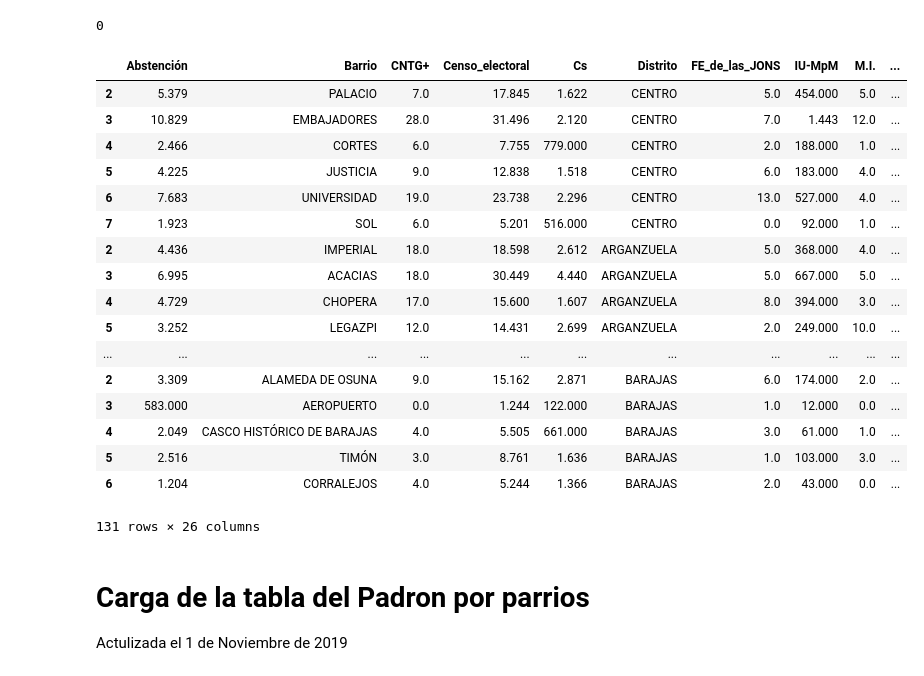
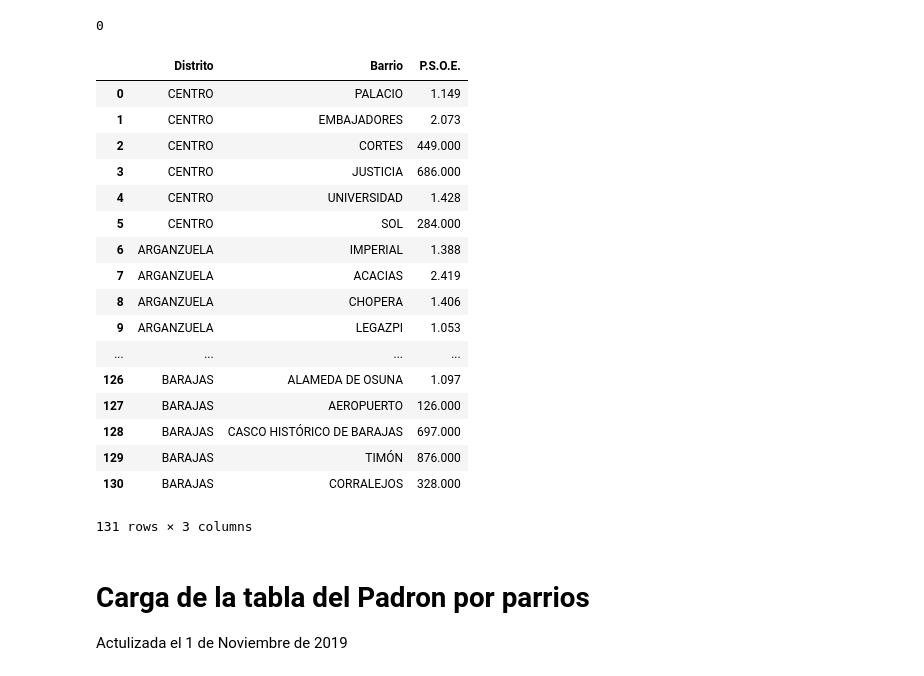
Before and after one commit to InmaLatorre/G3_ProyectoPython, a Jupyter notebook: MAIN.ipynb, the cells around one changed output. Drawn from its saved outputs; the diff is of its cells as text; code cells hidden in the pictures.

Commit message:
Avance en el main primera grafica

```diff
--- a/MAIN.ipynb
+++ b/MAIN.ipynb
@@ -32,58 +32,54 @@ print(len(tables))
 # %%
 tables = []
 # Cargar los nombre de todos los archivos almacenados dentro de la carpeta "resources/Tablas_elecciones_barrio/"
 for r, d, f in os.walk(path):
     files = f
 
 # lectura y limpieza de las 21 tablas. Resultado: una lista de 21 tablas
 contador = 0
 for file in files:
     tmp_table = pd.read_excel(path + '{0}'.format(file),
                               sep=";", encoding="ISO-8859-1")
     tmp_table.columns = [i.strip().replace(' ','_') for i in tmp_table.columns]
     tmp_table['Distrito'] = re.sub(" ", "", re.sub("^[0-9]+(\.)(\s)", "", tmp_table.Barrio[0].upper()))
     tmp_table.drop([0,1], inplace=True)
 # #     print(tmp_table.Total_votos_a_candidaturas)
     for i in range(0, len(tmp_table.Barrio)):
         tmp_table.iloc[i,0] = re.sub("[0-9]+(\.)(\s)", "", str.strip(tmp_table.iloc[i,0].upper()))
 
     tables.append(tmp_table)
 
-# for i in tables:
-#     print(i.Distrito)
-#     print(i.columns)
 
 # # Se concatenan las 21 tablas en una sola
 main_table_elecciones = pd.concat(tables, sort=True)
-main_table_elecciones
-# # Se unifica el index para toda la tabla
-# main_table_elecciones.reset_index(drop=True, inplace=True)
-# main_table_elecciones
+# Se unifica el index para toda la tabla
+main_table_elecciones.reset_index(drop=True, inplace=True)
+main_table_elecciones[['Distrito', 'Barrio','P.S.O.E.']]
 
 
 # Pendientes
 #  OK 1 -La columna "Barrio" debe contener solo el nombre del barrio. Para el código se debe crear una nueva columna "Codigo"
 # 2 -Crear una nueva columna en donde se puedan observar los porcentajes de abstención
 #  OK 3- Poner el nombre del distrito (por ejemplo 'Centro') en una columna -"Distrito"- para todos los barrios que pertenecen a él
 # %% [output]
-|  | Abstención | Barrio | CNTG+ | Censo_electoral | Cs | Distrito | FE_de_las_JONS | IU-MpM | M.I. | ... |
-| 2 | 5.379 | PALACIO | 7.0 | 17.845 | 1.622 | CENTRO | 5.0 | 454.000 | 5.0 | ... |
-| 3 | 10.829 | EMBAJADORES | 28.0 | 31.496 | 2.120 | CENTRO | 7.0 | 1.443 | 12.0 | ... |
-| 4 | 2.466 | CORTES | 6.0 | 7.755 | 779.000 | CENTRO | 2.0 | 188.000 | 1.0 | ... |
-| 5 | 4.225 | JUSTICIA | 9.0 | 12.838 | 1.518 | CENTRO | 6.0 | 183.000 | 4.0 | ... |
-| 6 | 7.683 | UNIVERSIDAD | 19.0 | 23.738 | 2.296 | CENTRO | 13.0 | 527.000 | 4.0 | ... |
-| 7 | 1.923 | SOL | 6.0 | 5.201 | 516.000 | CENTRO | 0.0 | 92.000 | 1.0 | ... |
-| 2 | 4.436 | IMPERIAL | 18.0 | 18.598 | 2.612 | ARGANZUELA | 5.0 | 368.000 | 4.0 | ... |
-| 3 | 6.995 | ACACIAS | 18.0 | 30.449 | 4.440 | ARGANZUELA | 5.0 | 667.000 | 5.0 | ... |
-| 4 | 4.729 | CHOPERA | 17.0 | 15.600 | 1.607 | ARGANZUELA | 8.0 | 394.000 | 3.0 | ... |
-| 5 | 3.252 | LEGAZPI | 12.0 | 14.431 | 2.699 | ARGANZUELA | 2.0 | 249.000 | 10.0 | ... |
-| ... | ... | ... | ... | ... | ... | ... | ... | ... | ... | ... |
-| 2 | 3.309 | ALAMEDA DE OSUNA | 9.0 | 15.162 | 2.871 | BARAJAS | 6.0 | 174.000 | 2.0 | ... |
-| 3 | 583.000 | AEROPUERTO | 0.0 | 1.244 | 122.000 | BARAJAS | 1.0 | 12.000 | 0.0 | ... |
-| 4 | 2.049 | CASCO HISTÓRICO DE BARAJAS | 4.0 | 5.505 | 661.000 | BARAJAS | 3.0 | 61.000 | 1.0 | ... |
-| 5 | 2.516 | TIMÓN | 3.0 | 8.761 | 1.636 | BARAJAS | 1.0 | 103.000 | 3.0 | ... |
-| 6 | 1.204 | CORRALEJOS | 4.0 | 5.244 | 1.366 | BARAJAS | 2.0 | 43.000 | 0.0 | ... |
+|  | Distrito | Barrio | P.S.O.E. |
+| 0 | CENTRO | PALACIO | 1.149 |
+| 1 | CENTRO | EMBAJADORES | 2.073 |
+| 2 | CENTRO | CORTES | 449.000 |
+| 3 | CENTRO | JUSTICIA | 686.000 |
+| 4 | CENTRO | UNIVERSIDAD | 1.428 |
+| 5 | CENTRO | SOL | 284.000 |
+| 6 | ARGANZUELA | IMPERIAL | 1.388 |
+| 7 | ARGANZUELA | ACACIAS | 2.419 |
+| 8 | ARGANZUELA | CHOPERA | 1.406 |
+| 9 | ARGANZUELA | LEGAZPI | 1.053 |
+| ... | ... | ... | ... |
+| 126 | BARAJAS | ALAMEDA DE OSUNA | 1.097 |
+| 127 | BARAJAS | AEROPUERTO | 126.000 |
+| 128 | BARAJAS | CASCO HISTÓRICO DE BARAJAS | 697.000 |
+| 129 | BARAJAS | TIMÓN | 876.000 |
+| 130 | BARAJAS | CORRALEJOS | 328.000 |
-131 rows × 26 columns
+131 rows × 3 columns
 # %% [markdown]
 # Carga de la tabla del Padron por parrios
 Actulizada el 1 de Noviembre de 2019
```
Also changed, not shown: parts of 7 cells of this notebook.
